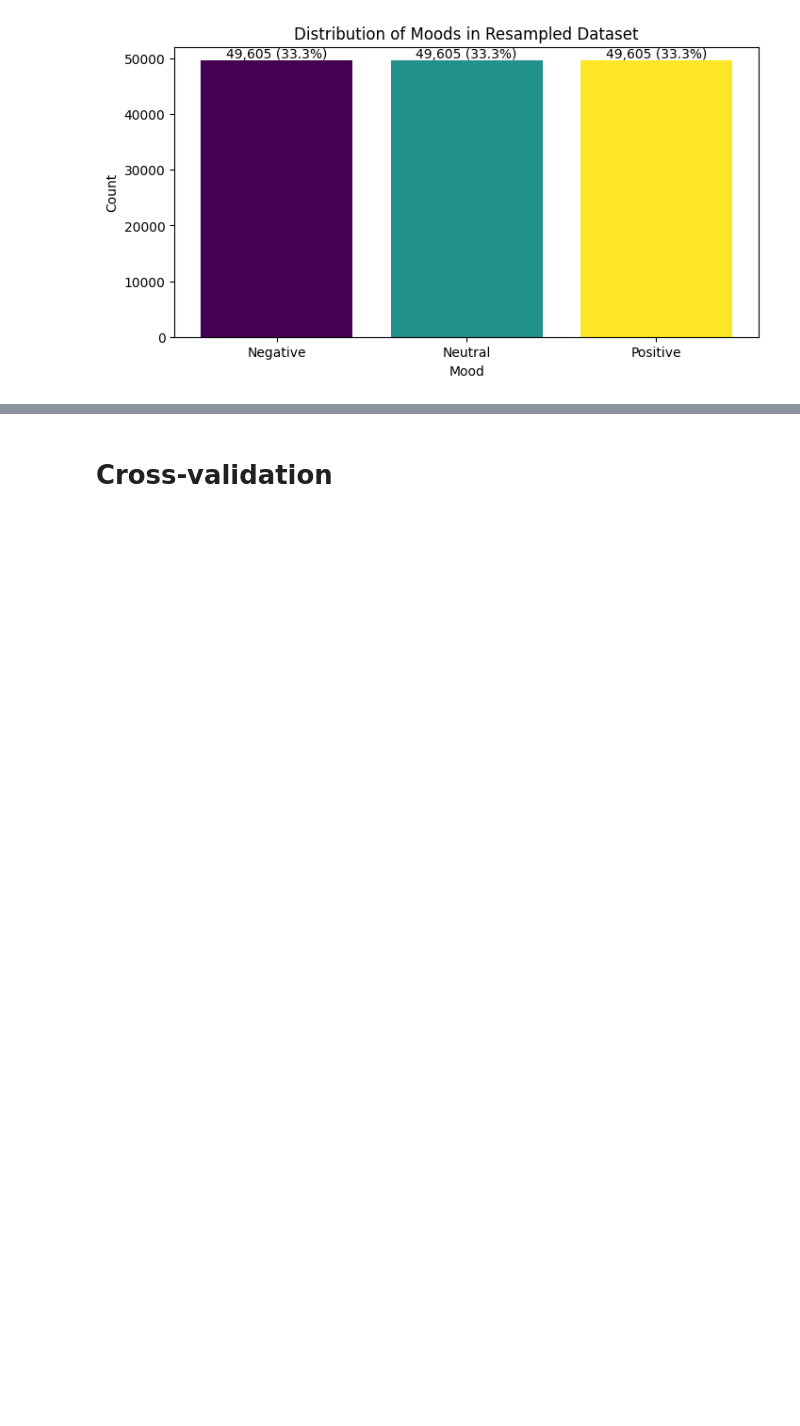
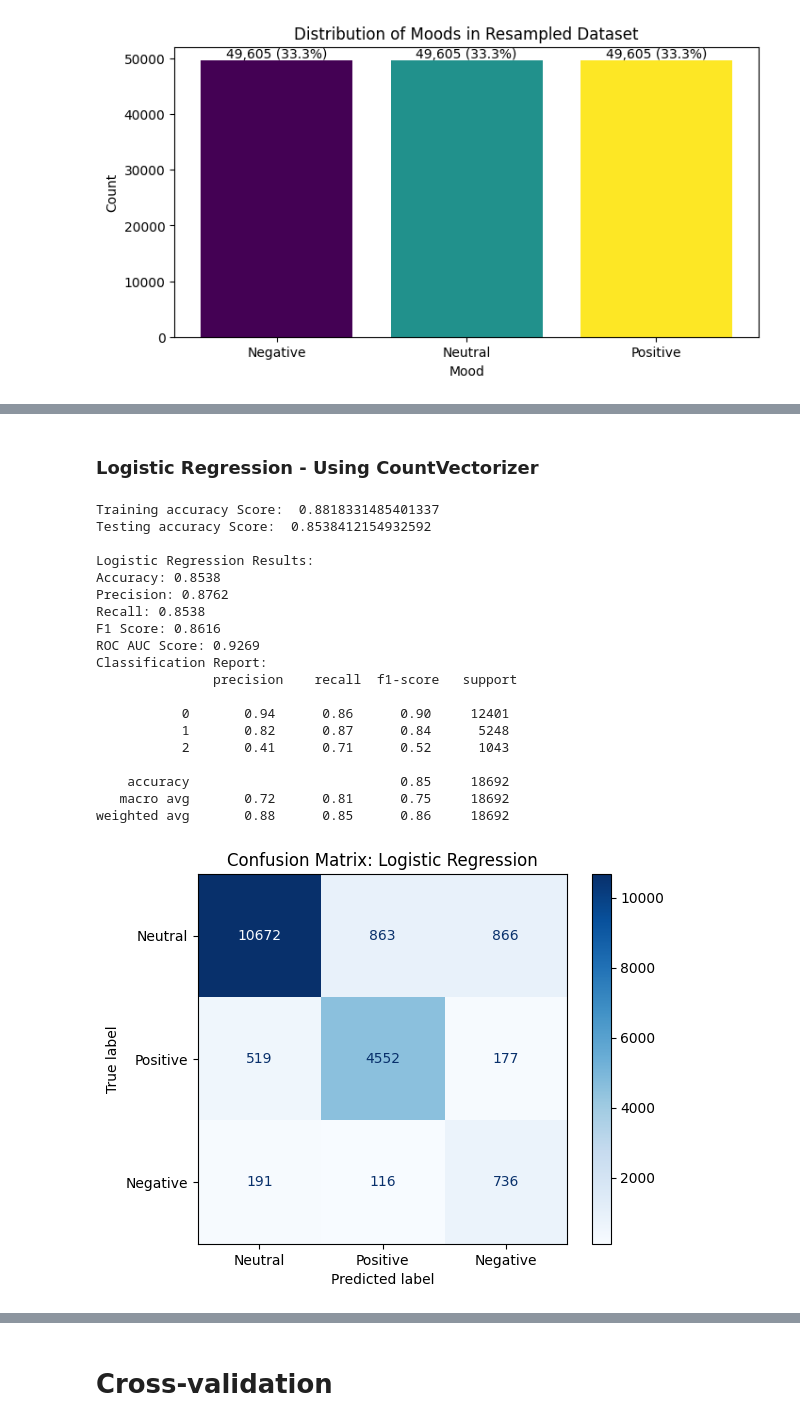
Before and after one commit to anmolpreet914/Analyzing-Twitter-Data-ML, a Jupyter notebook: Data Modelling/Data Modelling.ipynb, the cells around one changed output, grey strips where cells are left out. Cells and saved outputs as stored; diff of their text form; code cells hidden in the pictures; blank space fills up the shorter version.

```diff
--- a/Data Modelling/Data Modelling.ipynb
+++ b/Data Modelling/Data Modelling.ipynb
@@ -470,0 +310,6 @@ weighted avg       0.88      0.88      0.88     18692
+# %%
+df['final_review'] = df['translated_text'].apply(lambda x:str(x).split())
+top = Counter([item for sublist in df['final_review'] for item in sublist])
+temp = pd.DataFrame(top.most_common(20))
+temp.columns = ['Common_words','count']
+temp.style.background_gradient(cmap='Blues')
@@ -470,0 +560,72 @@ weighted avg       0.88      0.88      0.88     18692
+# %% [markdown]
+### Logistic Regression - Using CountVectorizer
+# %%
+# Step 1: Vectorize the text data using CountVectorizer
+vectorizer_cv = CountVectorizer()
+X_vect = vectorizer_cv.fit_transform(df.review)
+
+# Step 2: Split the data into training and test sets
+y = df.Mood
+X_train_cv, X_test_cv, y_train_cv, y_test_cv = train_test_split(X_vect, df.Mood, test_size=0.2,  stratify=y, random_state=42)
+
+# Step 3: Apply SMOTE to the training set only
+smote_cv = SMOTE(random_state=42)
+X_train_resampled_cv, y_train_resampled_cv = smote_cv.fit_resample(X_train_cv, y_train_cv)
+# %%
+# Step 4: Define and train the Logistic Regression model pipeline
+model_LR_countv = LogisticRegression(max_iter=10000, penalty='l2', random_state=42)
+
+# Train the model on the resampled training data
+model_LR_countv.fit(X_train_resampled_cv, y_train_resampled_cv)
+
+# Step 5: Predict and evaluate the model
+y_pred_train = model_LR_countv.predict(X_train_resampled_cv)
+y_pred_test = model_LR_countv.predict(X_test_cv)
+
+# Evaluate the model using y_test and y_pred_test
+accuracy = accuracy_score(y_test_cv, y_pred_test)
+precision = precision_score(y_test_cv, y_pred_test, average='weighted')
+recall = recall_score(y_test_cv, y_pred_test, average='weighted')
+f1 = f1_score(y_test_cv, y_pred_test, average='weighted')
+roc_auc = roc_auc_score(y_test_cv, model_LR_countv.predict_proba(X_test_cv), multi_class='ovr')
+
+print("Training accuracy Score: ", model_LR_countv.score(X_train_resampled_cv, y_train_resampled_cv))
+print("Testing accuracy Score: ", accuracy)
+print(f"\nLogistic Regression Results:")
+print(f"Accuracy: {accuracy:.4f}")
+print(f"Precision: {precision:.4f}")
+print(f"Recall: {recall:.4f}")
+print(f"F1 Score: {f1:.4f}")
+print(f"ROC AUC Score: {roc_auc:.4f}")
+
+# Classification Report
+print('Classification Report:\n', classification_report(y_test_cv, y_pred_test))
+
+# Confusion Matrix
+conf_matrix = metrics.confusion_matrix(y_test_cv, y_pred_test)
+display_labels = ['Neutral', 'Positive', 'Negative']
+disp = ConfusionMatrixDisplay(confusion_matrix=conf_matrix, display_labels=display_labels)
+disp.plot(cmap=plt.cm.Blues)
+plt.title(f"Confusion Matrix: Logistic Regression")
+plt.show()
+# %% [output]
+Training accuracy Score:  0.8818331485401337
+Testing accuracy Score:  0.8538412154932592
+
+Logistic Regression Results:
+Accuracy: 0.8538
+Precision: 0.8762
+Recall: 0.8538
+F1 Score: 0.8616
+ROC AUC Score: 0.9269
+Classification Report:
+               precision    recall  f1-score   support
+
+           0       0.94      0.86      0.90     12401
+           1       0.82      0.87      0.84      5248
+           2       0.41      0.71      0.52      1043
+
+    accuracy                           0.85     18692
+   macro avg       0.72      0.81      0.75     18692
+weighted avg       0.88      0.85      0.86     18692
+[figure, added]
```
Also changed, not shown: parts of 68 cells of this notebook.
